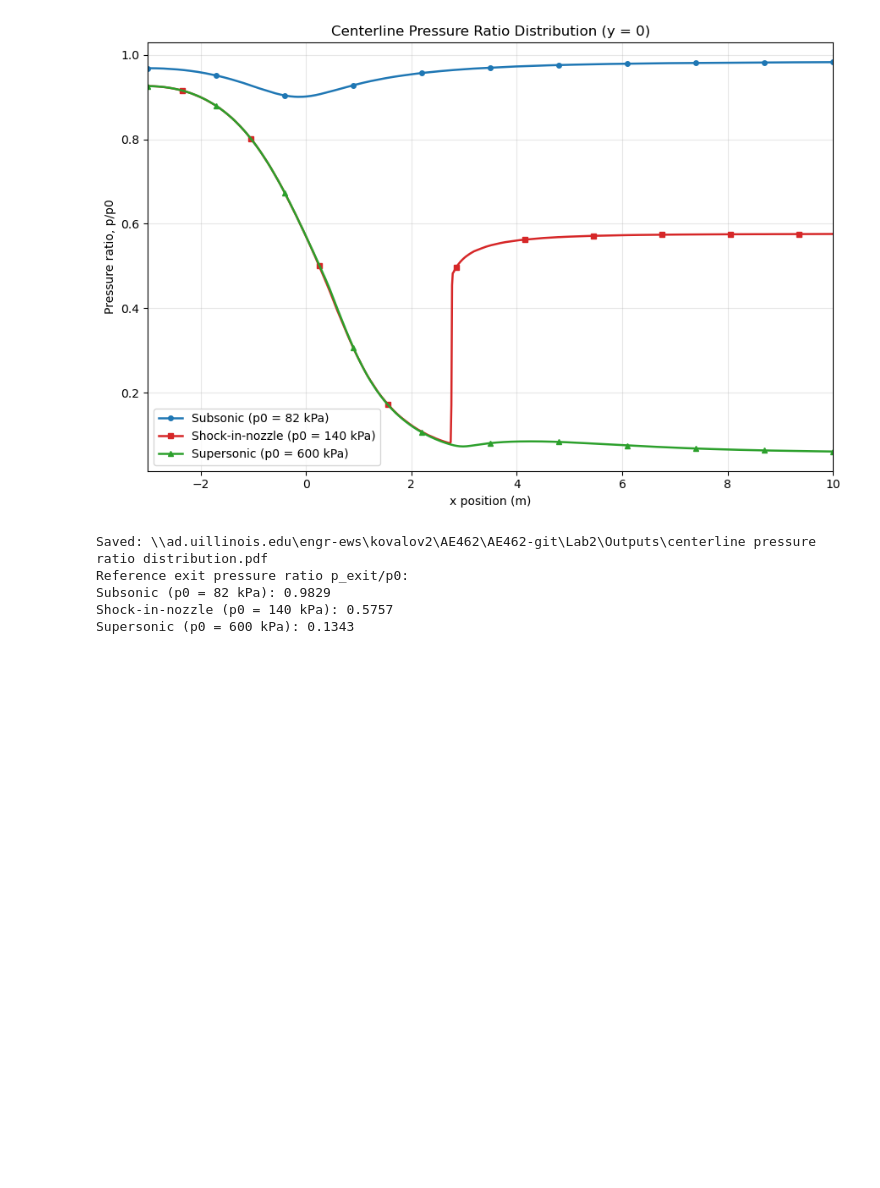
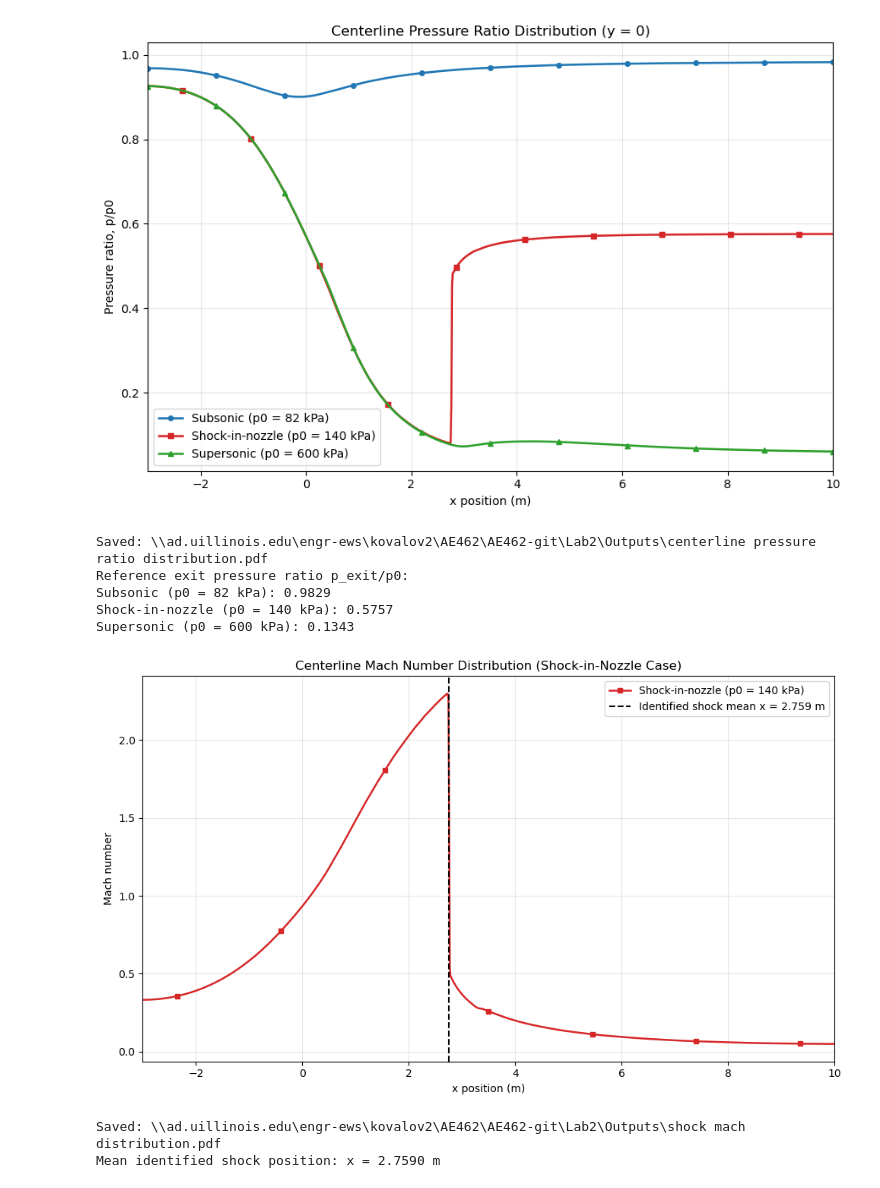
Before and after one commit to nikitaaa27/AE462-git, a Jupyter notebook: Lab2/data.ipynb, the cells around one changed output. Cells and saved outputs as stored; diff of their text form; code cells hidden in the pictures; blank space fills up the shorter version.

Commit message:
added final graph (mach distro of shock in nozzle case)

```diff
--- a/Lab2/data.ipynb
+++ b/Lab2/data.ipynb
@@ -182,3 +116,59 @@ Reference exit pressure ratio p_exit/p0:
 Subsonic (p0 = 82 kPa): 0.9829
 Shock-in-nozzle (p0 = 140 kPa): 0.5757
 Supersonic (p0 = 600 kPa): 0.1343
+# %%
+# Shock case only
+base = Path("Outputs")
+fname = "shock.csv"
+label = "Shock-in-nozzle (p0 = 140 kPa)"
+
+df = pd.read_csv(base / fname)
+df = df.sort_values("Points:0")
+df = df[df["Points:0"].between(-3.0, 10.0)]
+
+x = df["Points:0"].to_numpy()
+M = df["Mach"].to_numpy()
+
+# Identify shock location from steepest Mach drop
+dMdx = np.gradient(M, x)
+i_min = np.argmin(dMdx)
+
+# Mean x around steepest-drop neighborhood
+k = 4
+i0 = max(i_min - k, 0)
+i1 = min(i_min + k + 1, len(x))
+shock_x_mean = x[i0:i1].mean()
+
+# Plot
+plt.figure(figsize=(10, 6))
+plt.plot(
+    x, M,
+    color="tab:red", marker="s", markevery=(50, 150), lw=1.8, ms=4,
+    label=label
+)
+plt.axvline(
+    shock_x_mean, color="k", ls="--", lw=1.5,
+    label=f"Identified shock mean x = {shock_x_mean:.3f} m"
+)
+
+plt.xlabel("x position (m)")
+plt.ylabel("Mach number")
+plt.title("Centerline Mach Number Distribution (Shock-in-Nozzle Case)")
+plt.xlim(-3, 10)
+plt.grid(True, alpha=0.3)
+plt.legend()
+plt.tight_layout()
+
+# Save PDF
+out_dir = Path("Outputs")
+out_dir.mkdir(parents=True, exist_ok=True)
+pdf_path = out_dir / "shock mach distribution.pdf"
+plt.savefig(pdf_path, format="pdf", dpi=300, bbox_inches="tight")
+
+plt.show()
+print(f"Saved: {pdf_path.resolve()}")
+print(f"Mean identified shock position: x = {shock_x_mean:.4f} m")
+# %% [output]
+[figure, added]
+Saved: \\ad.uillinois.edu\engr-ews\kovalov2\AE462\AE462-git\Lab2\Outputs\shock mach distribution.pdf
+Mean identified shock position: x = 2.7590 m
```
Also changed, not shown: parts of 2 cells of this notebook, 5 other files.
